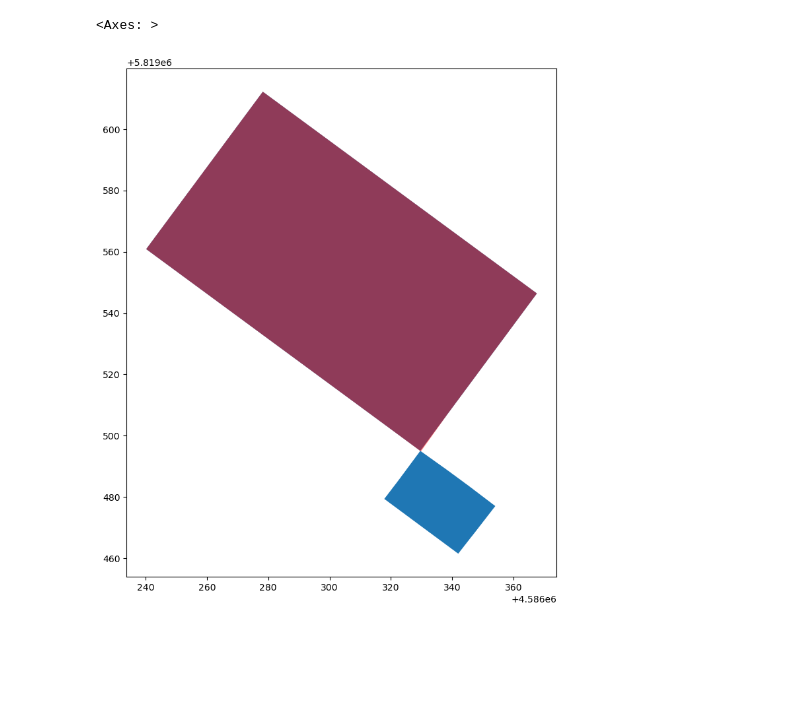
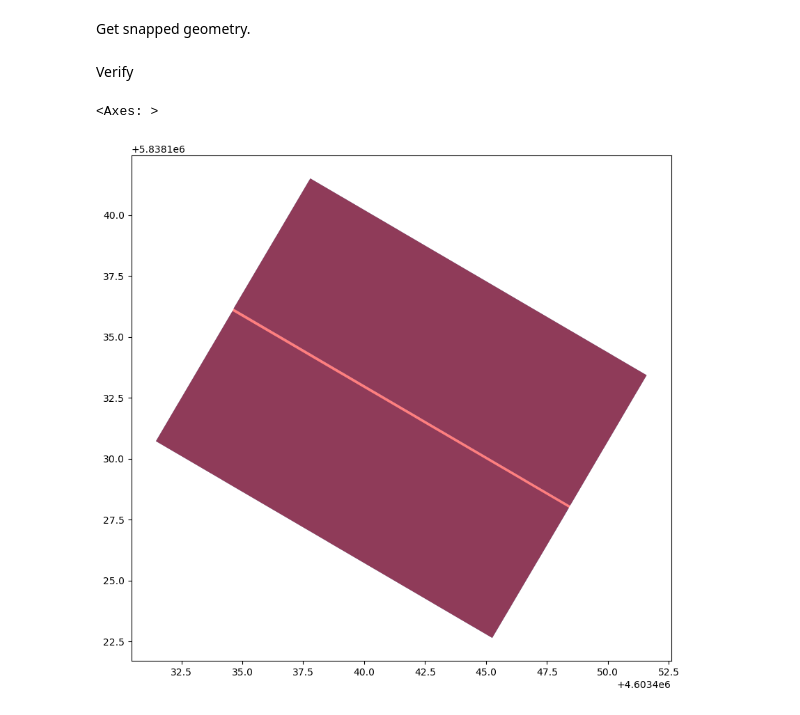
Before and after one commit to uscuni/building_footprints, a Jupyter notebook: code/Identify_Buildings_to_Snap.ipynb, the cells around one changed output. Cells and saved outputs as stored; diff of their text form; code cells hidden in the pictures; blank space fills up the shorter version.

Commit message:
finalise snap

```diff
--- a/code/Identify_Buildings_to_Snap.ipynb
+++ b/code/Identify_Buildings_to_Snap.ipynb
@@ -97,0 +11,3 @@ blgs.iloc[1056100].geometry.intersection(blgs.iloc[289639].geometry).wkt
+# %%
+blgs = blgs.explode(ignore_index=True)
+blgs = blgs[blgs.geom_type == "Polygon"]
@@ -136,6 +104,12 @@ new = _snap(blgs.geometry.iloc[31], blgs.geometry.iloc[9612], 0.5, 0.5)
+# %% [markdown]
+Get snapped geometry.
+# %%
+fixed = snap(blgs, threshold=0.5)
+# %% [markdown]
+Verify
 # %%
-ax = blgs.iloc[[31, 9612]].plot(figsize=(10, 10))
-gpd.GeoSeries([new]).plot(ax=ax, color='red', alpha=0.5)
+ax = blgs.iloc[[1056191, 1056192]].plot(figsize=(10, 10))
+fixed.iloc[[1056191, 1056192]].plot(ax=ax, color='red', alpha=0.5)
 # %% [output]
 <Axes: >
-[figure, old version]
+[figure, new version]
```
Also changed, not shown: parts of 17 cells of this notebook.
